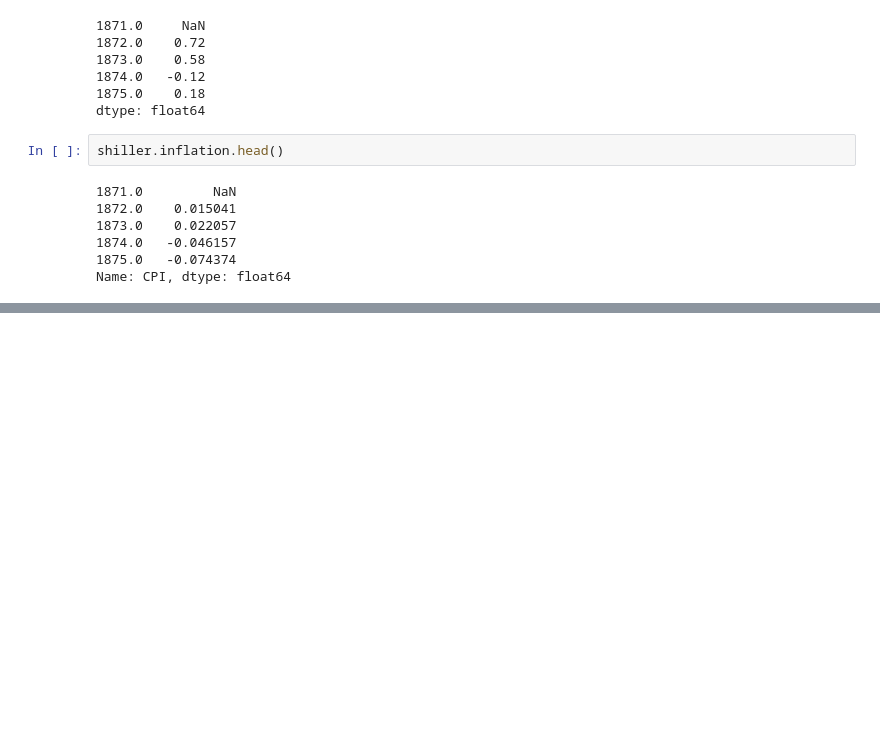
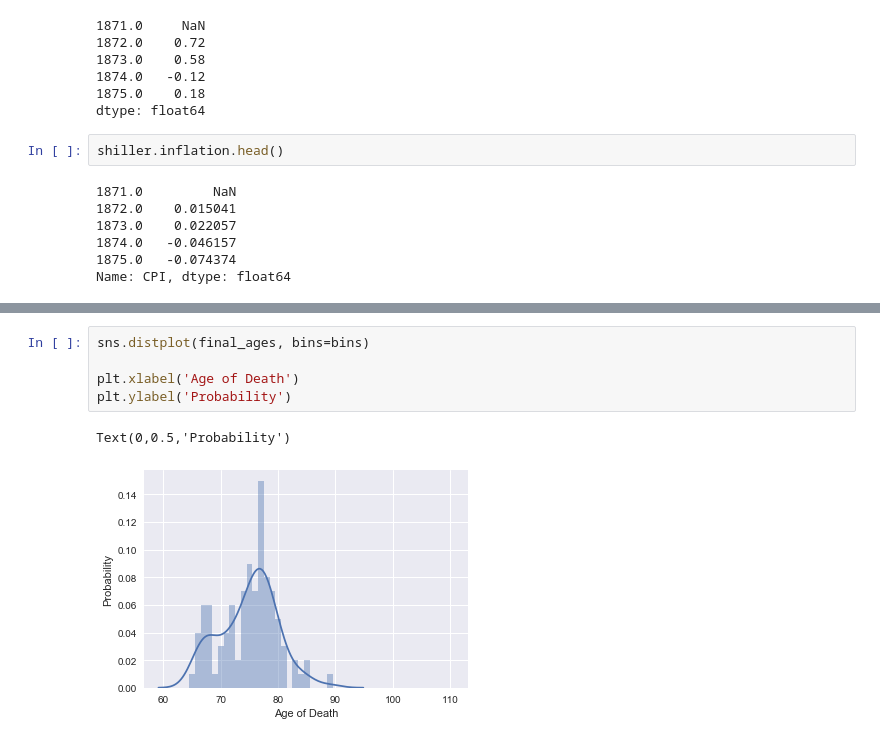
Before and after one commit to noppanit/monte-carlo-retirement, a Jupyter notebook: Monte Carlo Simulation Retirement.ipynb, the cells around one changed output, grey strips where cells are left out. Drawn from its saved outputs; the diff is of its cells as text; blank space fills up the shorter version.

```diff
--- a/Monte Carlo Simulation Retirement.ipynb
+++ b/Monte Carlo Simulation Retirement.ipynb
@@ -136,0 +113,8 @@ Text(0,0.5,'Probability')
+# %%
+sns.distplot(final_ages, bins=bins)
+
+plt.xlabel('Age of Death')
+plt.ylabel('Probability')
+# %% [output]
+Text(0,0.5,'Probability')
+[figure, added]
```
Also changed, not shown: parts of 8 cells of this notebook, 2 other files.
